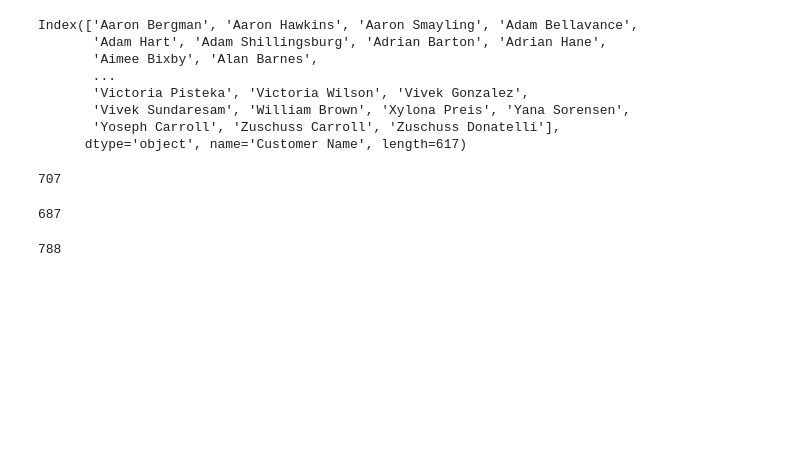
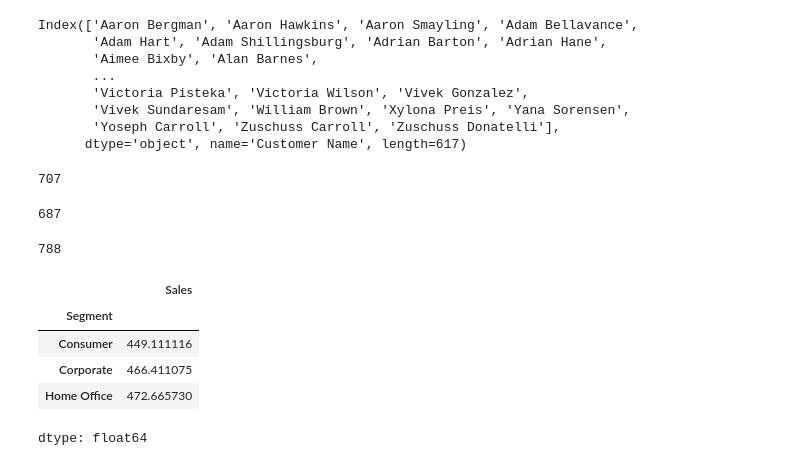
Before and after one commit to gaganreddy7977/Datascience-python-, a Jupyter notebook: pandas_Assignment.ipynb, the cells around one changed output. Cells and saved outputs as stored; diff of their text form; code cells hidden in the pictures; blank space fills up the shorter version.

```diff
--- a/pandas_Assignment.ipynb
+++ b/pandas_Assignment.ipynb
@@ -1666,5 +1666,11 @@ data_set[data_set['Category']=='Office Supplies']['Customer Name'].nunique()
 788
 # %%
 #Question 141: Find average order size per segment.
-data_set['Years']=data_set['Order Date'].dt.year
-data_set
+data_set.groupby(['Segment','Order ID'])['Sales'].sum().groupby('Segment').mean()
+# %% [output]
+|  | Sales |
+| Segment |  |
+| Consumer | 449.111116 |
+| Corporate | 466.411075 |
+| Home Office | 472.665730 |
+dtype: float64
```
Also changed, not shown: parts of 9 cells of this notebook.
